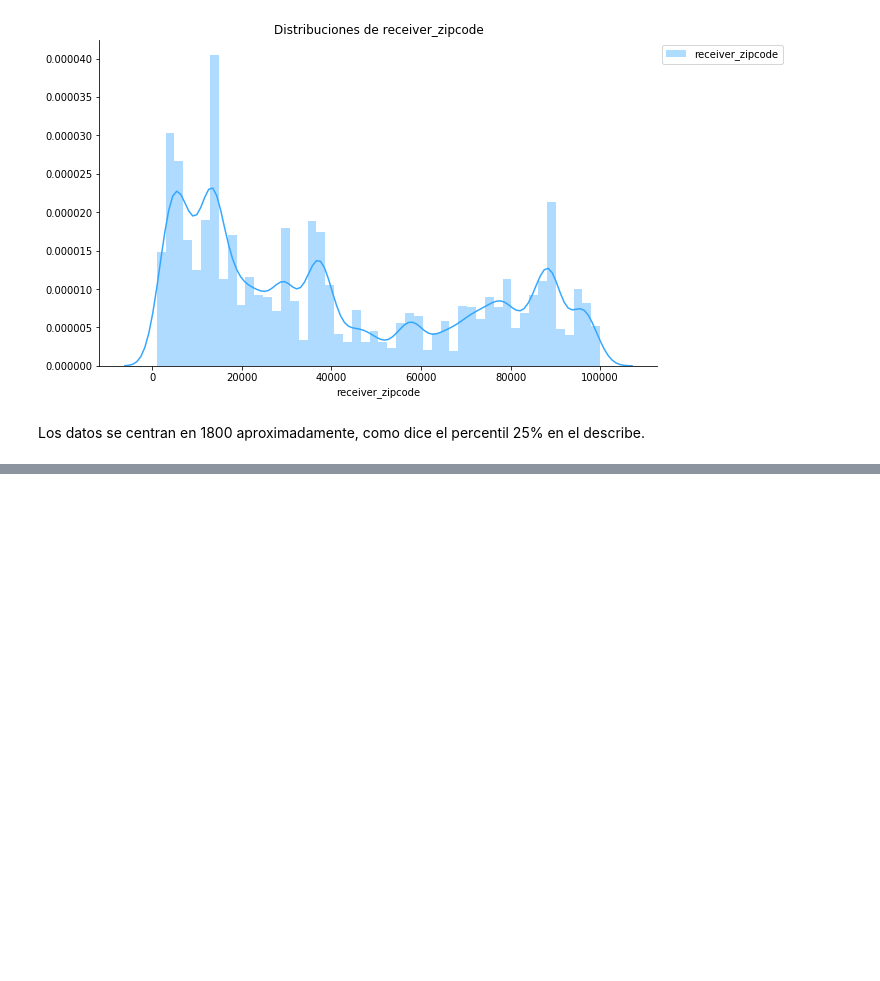
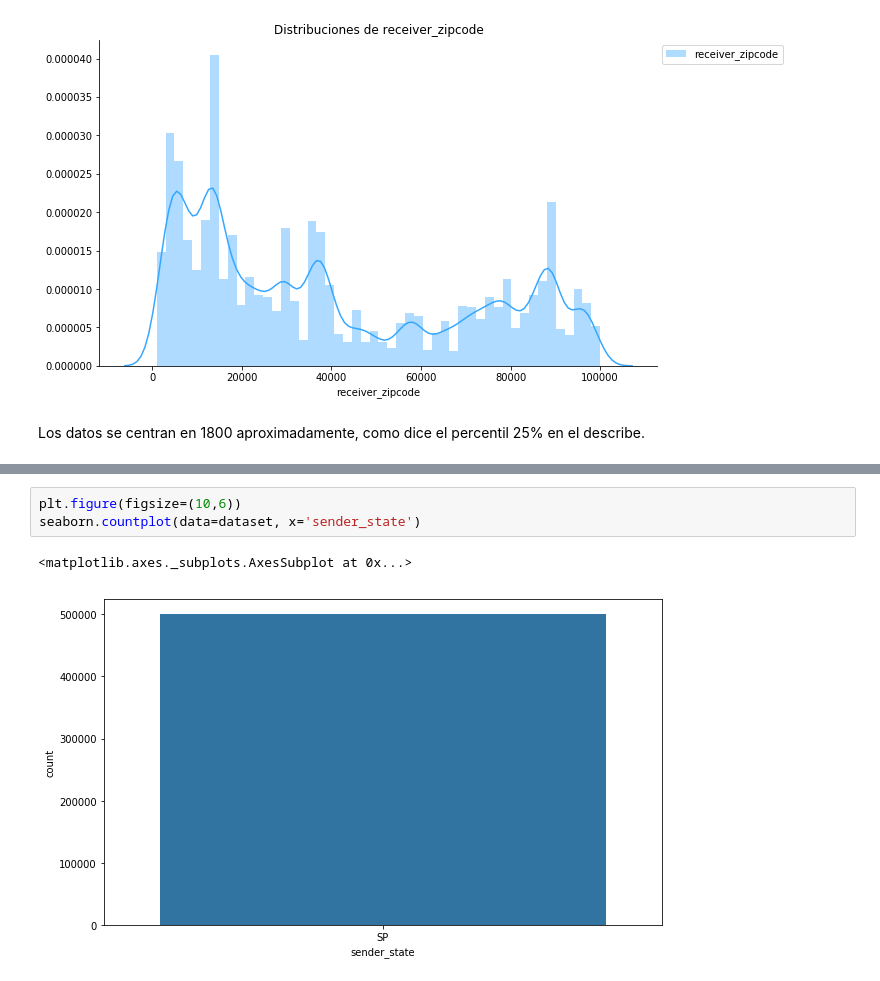
Before and after one commit to cnoeliachaves/diplodatos, a Jupyter notebook: 02_practico.ipynb, the cells around one changed output, grey strips where cells are left out. Saved outputs shown, nothing was run; the diff lists cells and outputs as text; blank space fills up the shorter version.

```diff
--- a/02_practico.ipynb
+++ b/02_practico.ipynb
@@ -247,0 +334,6 @@ seaborn.countplot(data=dataset, x='receiver_zipcode')
+# %%
+plt.figure(figsize=(10,6))
+seaborn.countplot(data=dataset, x='sender_state')
+# %% [output]
+<matplotlib.axes._subplots.AxesSubplot at 0x...>
+[figure, added]
```
Also changed, not shown: parts of 12 cells of this notebook.
